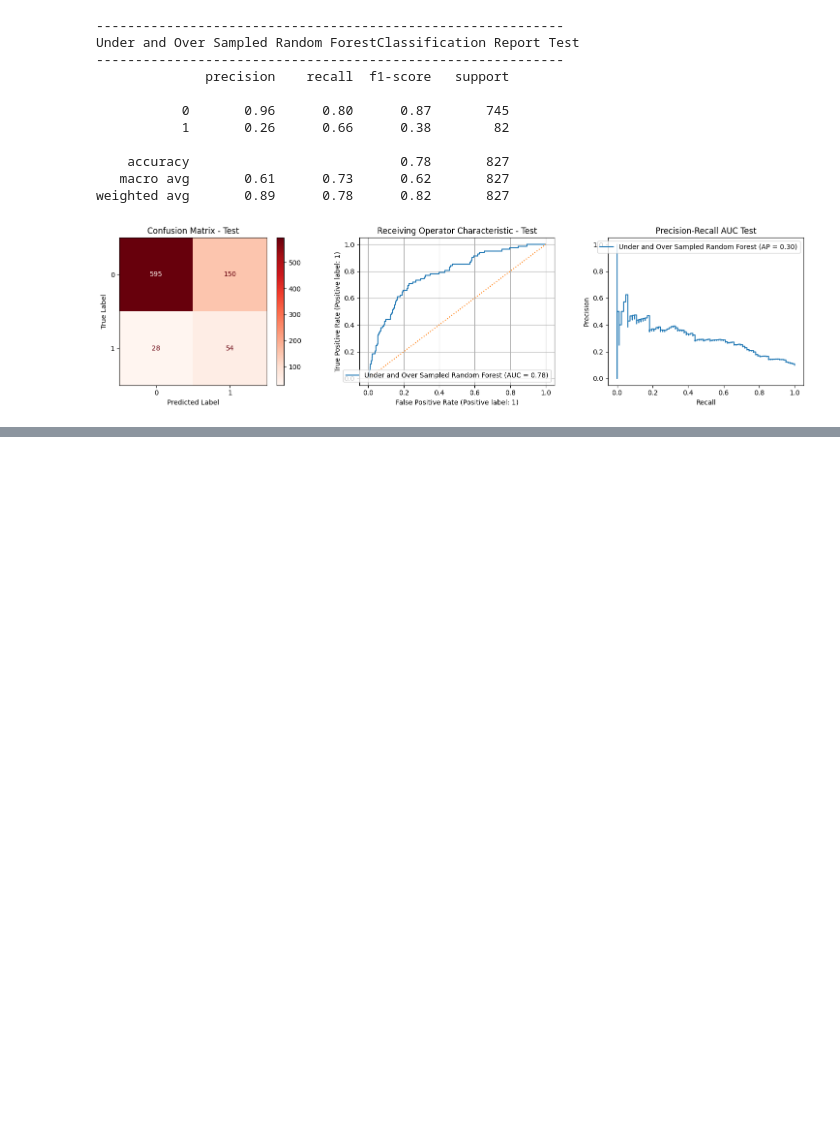
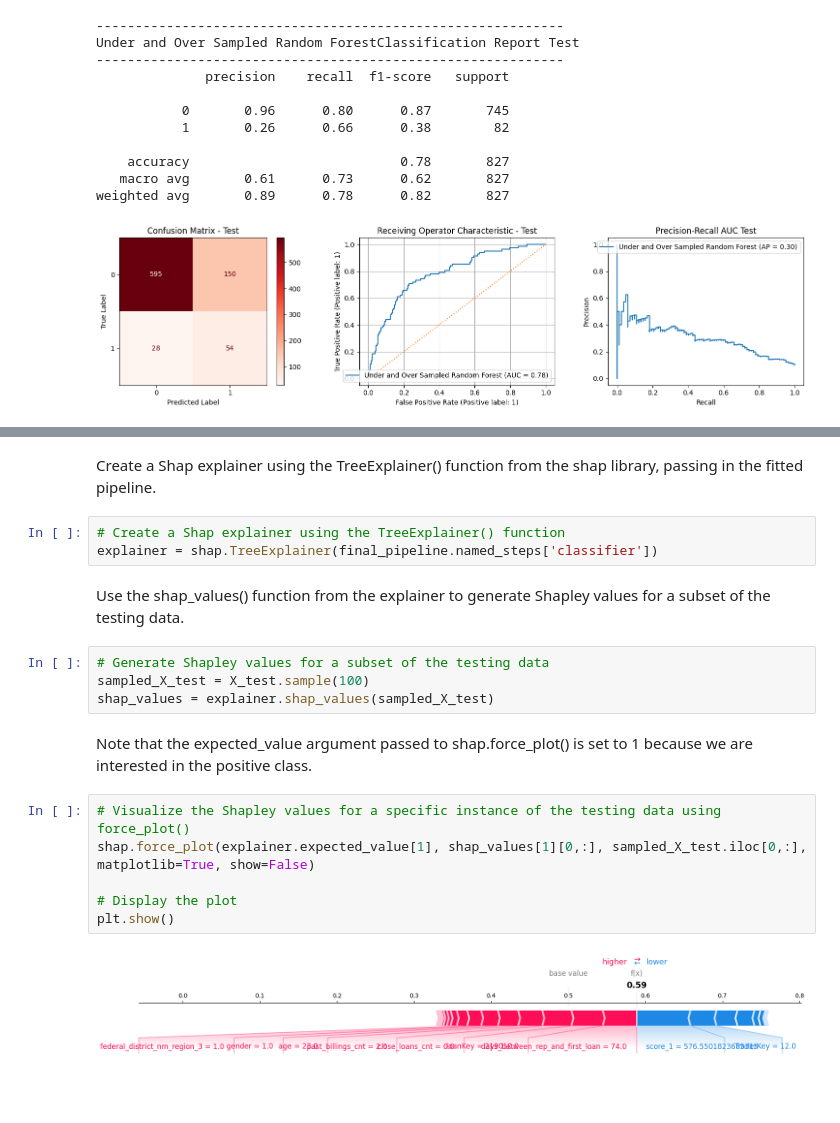
Before and after one commit to brdeleon/flagging_loans_shapley_values, a Jupyter notebook: flagging_loans_final_model.ipynb, the cells around one changed output, grey strips where cells are left out. Saved outputs shown, nothing was run; the diff lists cells and outputs as text; blank space fills up the shorter version.

```diff
--- a/flagging_loans_final_model.ipynb
+++ b/flagging_loans_final_model.ipynb
@@ -436,0 +369,21 @@ NameError: ignored
+# %% [markdown]
+Create a Shap explainer using the TreeExplainer() function from the shap library, passing in the fitted pipeline.
+# %%
+# Create a Shap explainer using the TreeExplainer() function
+explainer = shap.TreeExplainer(final_pipeline.named_steps['classifier'])
+# %% [markdown]
+Use the shap_values() function from the explainer to generate Shapley values for a subset of the testing data.
+# %%
+# Generate Shapley values for a subset of the testing data
+sampled_X_test = X_test.sample(100)
+shap_values = explainer.shap_values(sampled_X_test)
+# %% [markdown]
+Note that the expected_value argument passed to shap.force_plot() is set to 1 because we are interested in the positive class.
+# %%
+# Visualize the Shapley values for a specific instance of the testing data using force_plot()
+shap.force_plot(explainer.expected_value[1], shap_values[1][0,:], sampled_X_test.iloc[0,:], matplotlib=True, show=False)
+
+# Display the plot
+plt.show()
+# %% [output]
+[figure, added]
```
Also changed, not shown: parts of 50 cells of this notebook.
